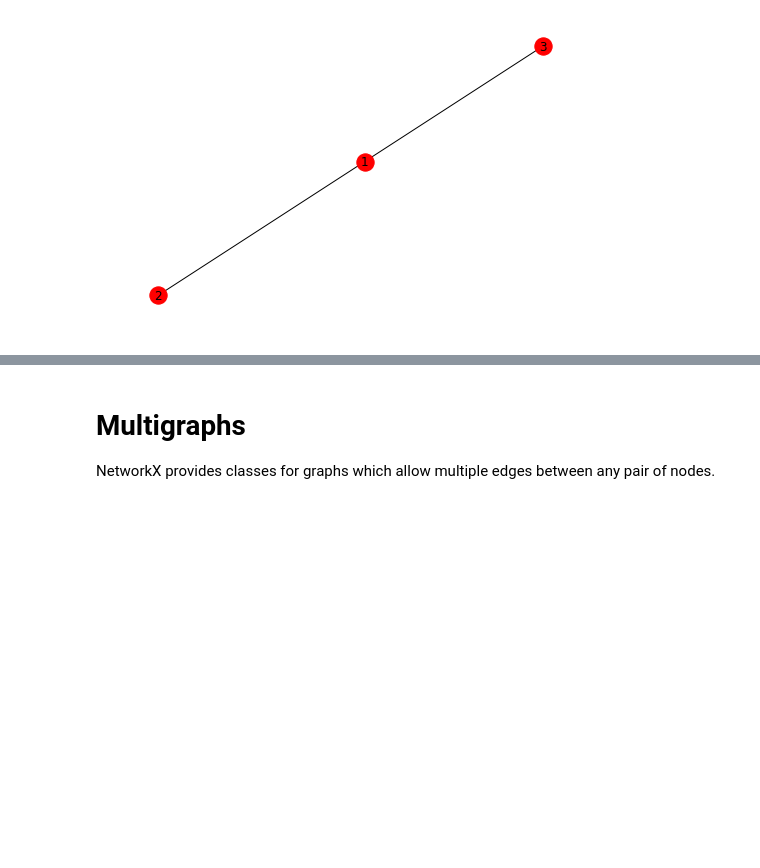
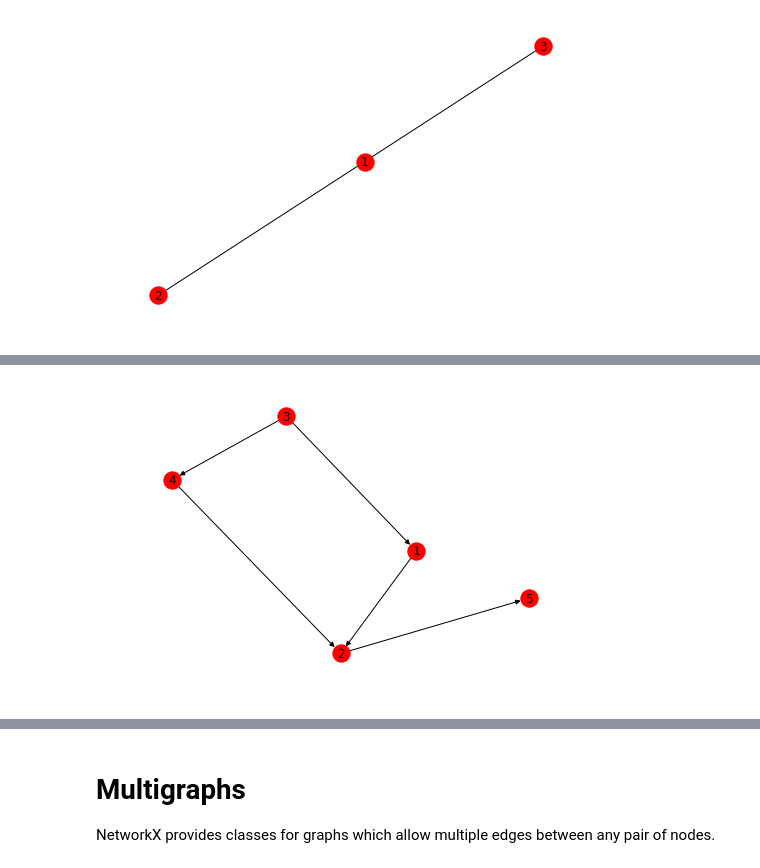
Before and after one commit to Falcon43/Python, a Jupyter notebook: datastructures/networkx.ipynb, the cells around one changed output, grey strips where cells are left out. Drawn from its saved outputs; the diff is of its cells as text; code cells hidden in the pictures; blank space fills up the shorter version.

```diff
--- a/datastructures/networkx.ipynb
+++ b/datastructures/networkx.ipynb
@@ -321,0 +376,6 @@ nx.draw(H, with_labels = True)
+# %%
+copyDG = DG.copy(as_view=False)
+copyDG.add_edge(2, 5)
+nx.draw(copyDG, with_labels = True)
+# %% [output]
+[figure, added]
```
Also changed, not shown: parts of 14 cells of this notebook.
